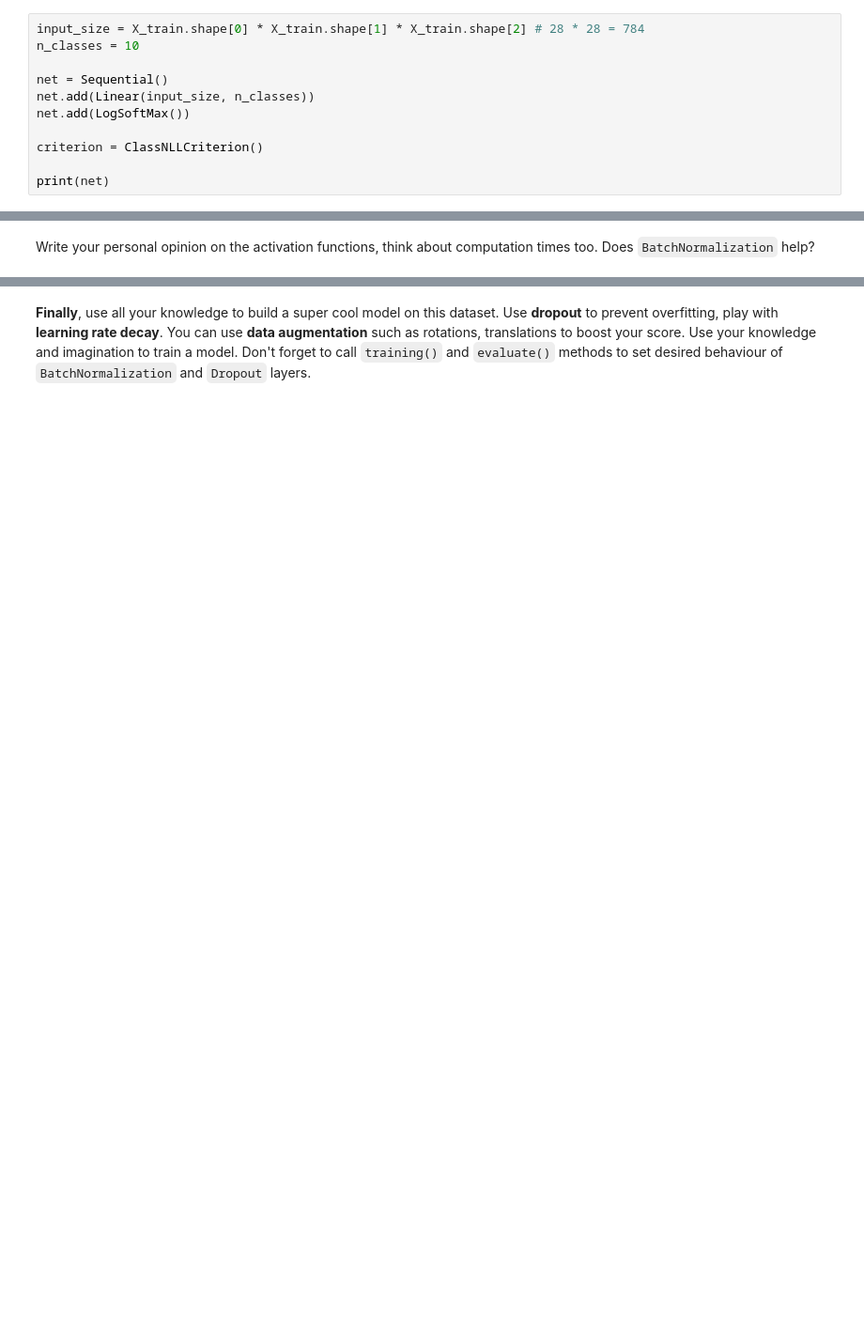
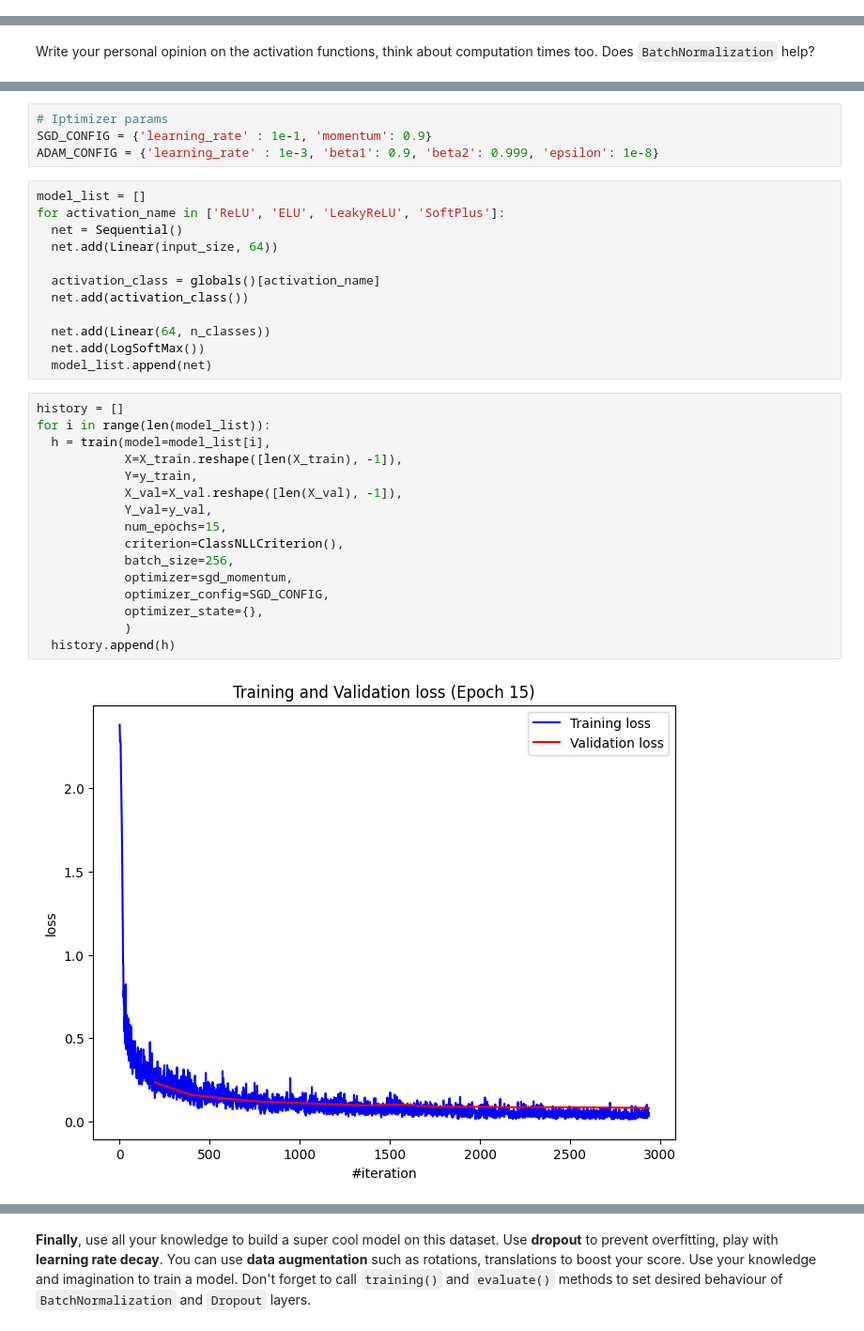
Before and after one commit to GreasyGoose/mipt_ml, a Jupyter notebook: hw02_deep_learning/main_notebook.ipynb, the cells around one changed output, grey strips where cells are left out. Shown at 94% size. Drawn from its saved outputs; the diff is of its cells as text; blank space fills up the shorter version.

```diff
--- a/hw02_deep_learning/main_notebook.ipynb
+++ b/hw02_deep_learning/main_notebook.ipynb
@@ -240,14 +245,3 @@ You would better pick the best optimizer params for each of them, but it is over
 - Plot the losses both from activation functions comparison and `BatchNormalization` comparison on one plot. Please find a scale (log?) when the lines are distinguishable, do not forget about naming the axes, the plot should be goodlooking.
 - Plot the losses for two networks: one trained by momentum_sgd, another one trained by Adam. Which one performs better?
 - Hint: good logloss for MNIST should be around 0.5.
-# %%
-input_size = X_train.shape[0] * X_train.shape[1] * X_train.shape[2] # 28 * 28 = 784
-n_classes = 10
-
-net = Sequential()
-net.add(Linear(input_size, n_classes))
-net.add(LogSoftMax())
-
-criterion = ClassNLLCriterion()
-
-print(net)
@@ -262,0 +316,34 @@ Write your personal opinion on the activation functions, think about computation
+# %%
+# Iptimizer params
+SGD_CONFIG = {'learning_rate' : 1e-1, 'momentum': 0.9}
+ADAM_CONFIG = {'learning_rate' : 1e-3, 'beta1': 0.9, 'beta2': 0.999, 'epsilon': 1e-8}
+# %%
+model_list = []
+for activation_name in ['ReLU', 'ELU', 'LeakyReLU', 'SoftPlus']:
+  net = Sequential()
+  net.add(Linear(input_size, 64))
+
+  activation_class = globals()[activation_name]
+  net.add(activation_class())
+
+  net.add(Linear(64, n_classes))
+  net.add(LogSoftMax())
+  model_list.append(net)
+# %%
+history = []
+for i in range(len(model_list)):
+  h = train(model=model_list[i],
+            X=X_train.reshape([len(X_train), -1]),
+            Y=y_train,
+            X_val=X_val.reshape([len(X_val), -1]),
+            Y_val=y_val,
+            num_epochs=15,
+            criterion=ClassNLLCriterion(),
+            batch_size=256,
+            optimizer=sgd_momentum,
+            optimizer_config=SGD_CONFIG,
+            optimizer_state={},
+            )
+  history.append(h)
+# %% [output]
+[figure, added]
```
Also changed, not shown: parts of 34 cells of this notebook.
